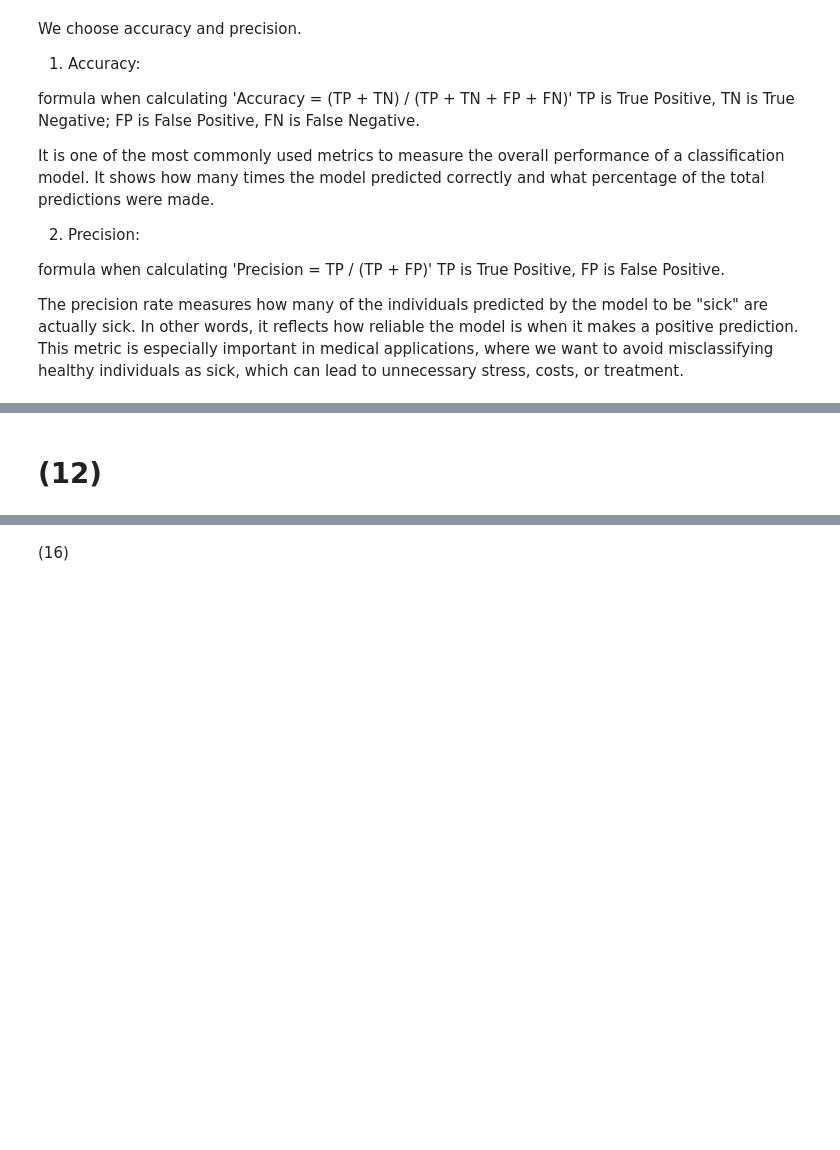
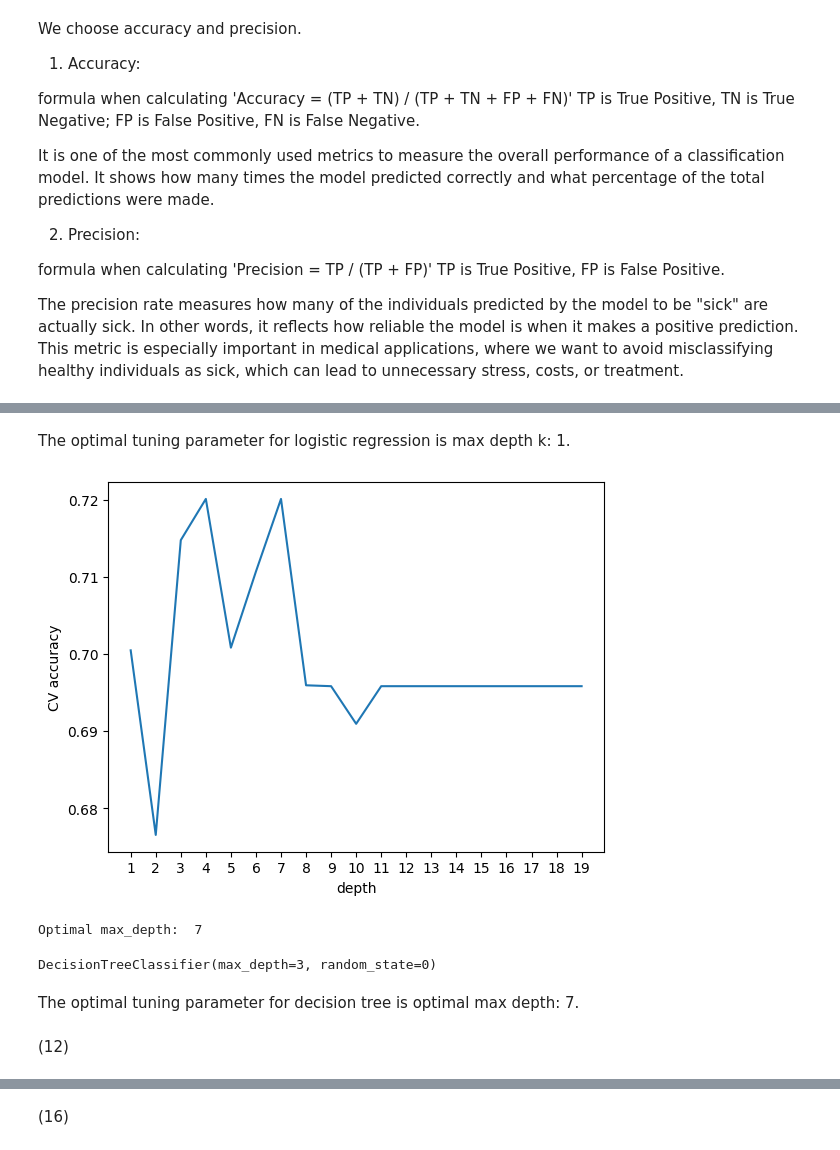
Before and after one commit to SweetIceLolly/3da-a6, a Jupyter notebook: ans.ipynb, the cells around one changed output, grey strips where cells are left out. Cells and saved outputs as stored; diff of their text form; code cells hidden in the pictures; blank space fills up the shorter version.

```diff
--- a/ans.ipynb
+++ b/ans.ipynb
@@ -231,2 +269,47 @@ This metric is especially important in medical applications, where we want to av
+# %% [markdown]
+The optimal tuning parameter for logistic regression is max depth k: 1.
+# %%
+# identify optimal tuning parameters using cross validation
+depth_range = range(1, 20)
+cv_scores = []
+for k in depth_range:
+    dt = DecisionTreeClassifier(
+    criterion='gini',
+    random_state=0,
+    max_depth=k
+    )
+
+    cv_scores_k = cross_val_score(
+        dt,
+        X_train,
+        y_train,
+        cv=5,
+        scoring='accuracy'
+    )
+    cv_scores.append(np.mean(cv_scores_k))
+plt.plot(depth_range, cv_scores)
+plt.xlabel('depth')
+plt.ylabel('CV accuracy')
+plt.xticks(range(1,20))
+plt.show()
+
+optimal_depth_index = np.argmax(cv_scores)
+optimal_depth = depth_range[optimal_depth_index]
+
+print("Optimal max_depth: ", optimal_depth)
+
+# train decision tree model
+heart_disease_dt = DecisionTreeClassifier(
+    criterion='gini',
+    random_state=0,
+    max_depth=3
+)
+heart_disease_dt.fit(X_train, y_train)
+# %% [output]
+[figure, added]
+Optimal max_depth:  7
+DecisionTreeClassifier(max_depth=3, random_state=0)
+# %% [markdown]
+The optimal tuning parameter for decision tree is optimal max depth: 7.
 # %% [markdown]
-# (12)
+(12)
```
Also changed, not shown: parts of 12 cells of this notebook.
